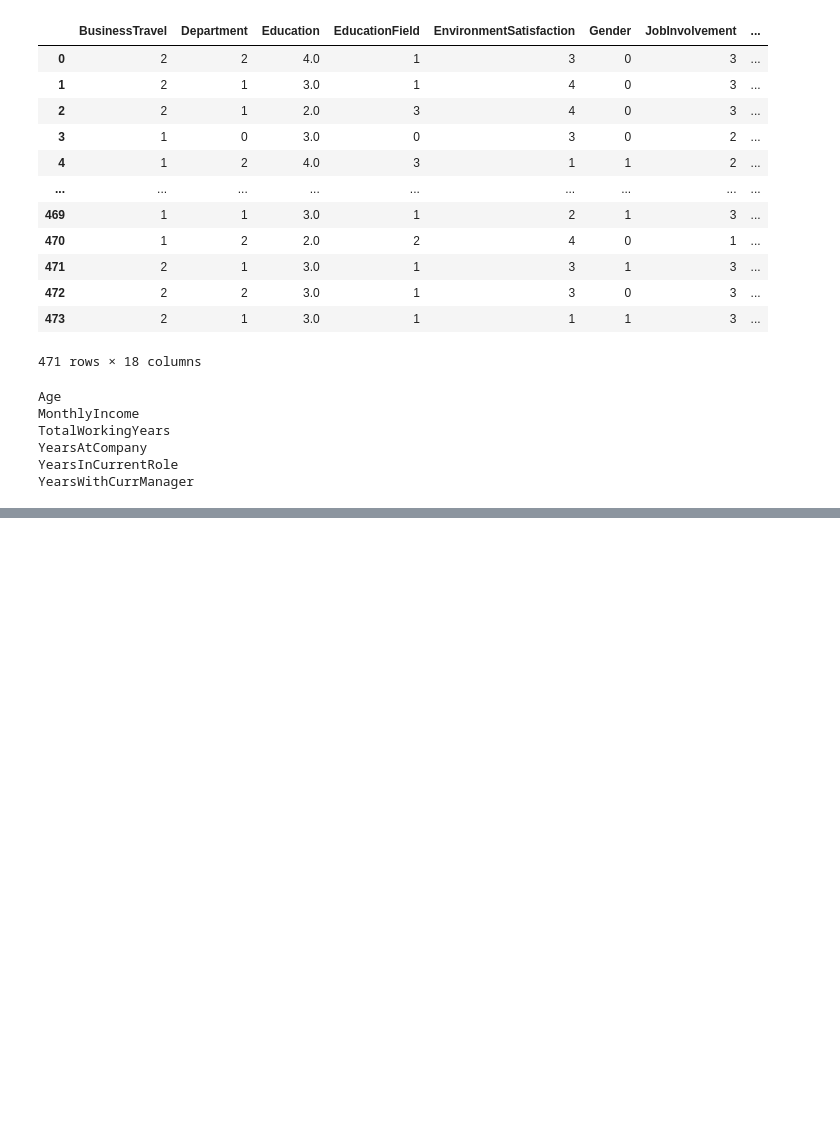
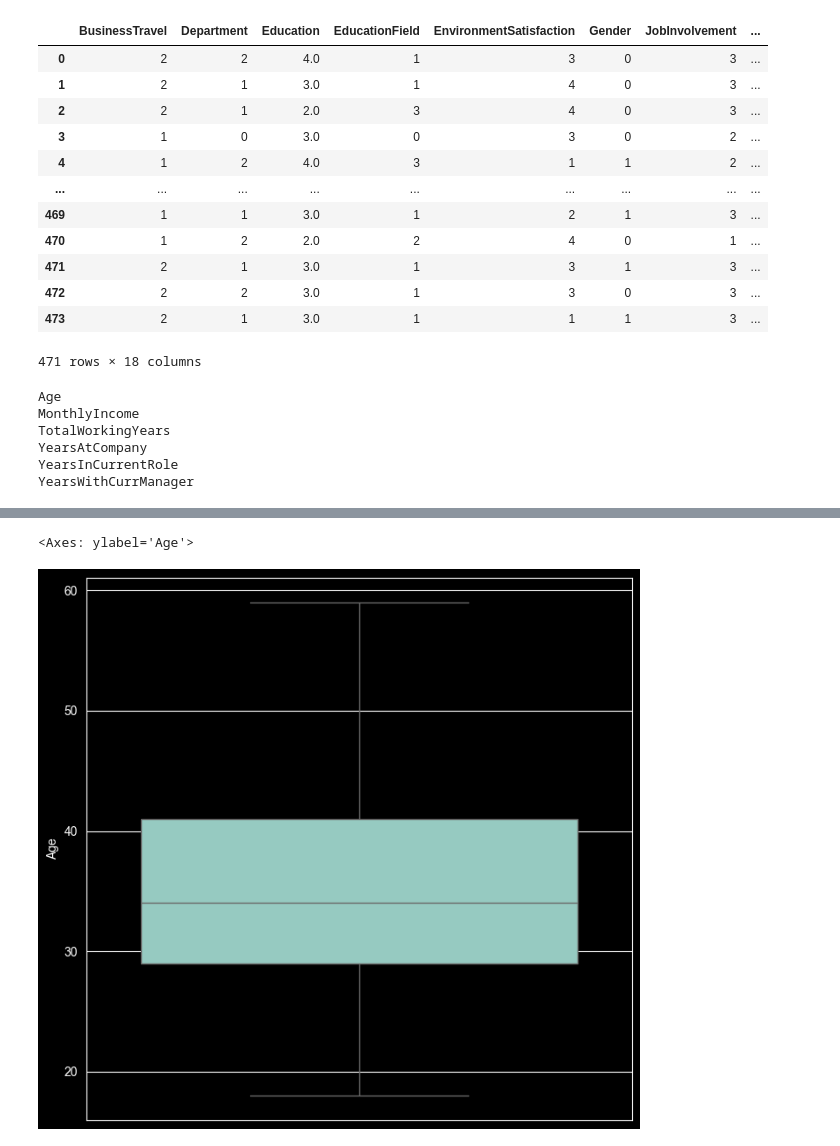
Before and after one commit to loplop05/Employee-Attriation, a Jupyter notebook: EmployeeWorkSheet.ipynb, the cells around one changed output, grey strips where cells are left out. Saved outputs shown, nothing was run; the diff lists cells and outputs as text; code cells hidden in the pictures; blank space fills up the shorter version.

```diff
--- a/EmployeeWorkSheet.ipynb
+++ b/EmployeeWorkSheet.ipynb
@@ -297,0 +311,8 @@ YearsWithCurrManager
+# %%
+df.drop(320,axis=0,inplace=True)
+# %%
+plt.figure(figsize=(8,8))
+sns.boxplot(data=df,y='Age')
+# %% [output]
+<Axes: ylabel='Age'>
+[figure, added]
```
Also changed, not shown: parts of 7 cells of this notebook.
